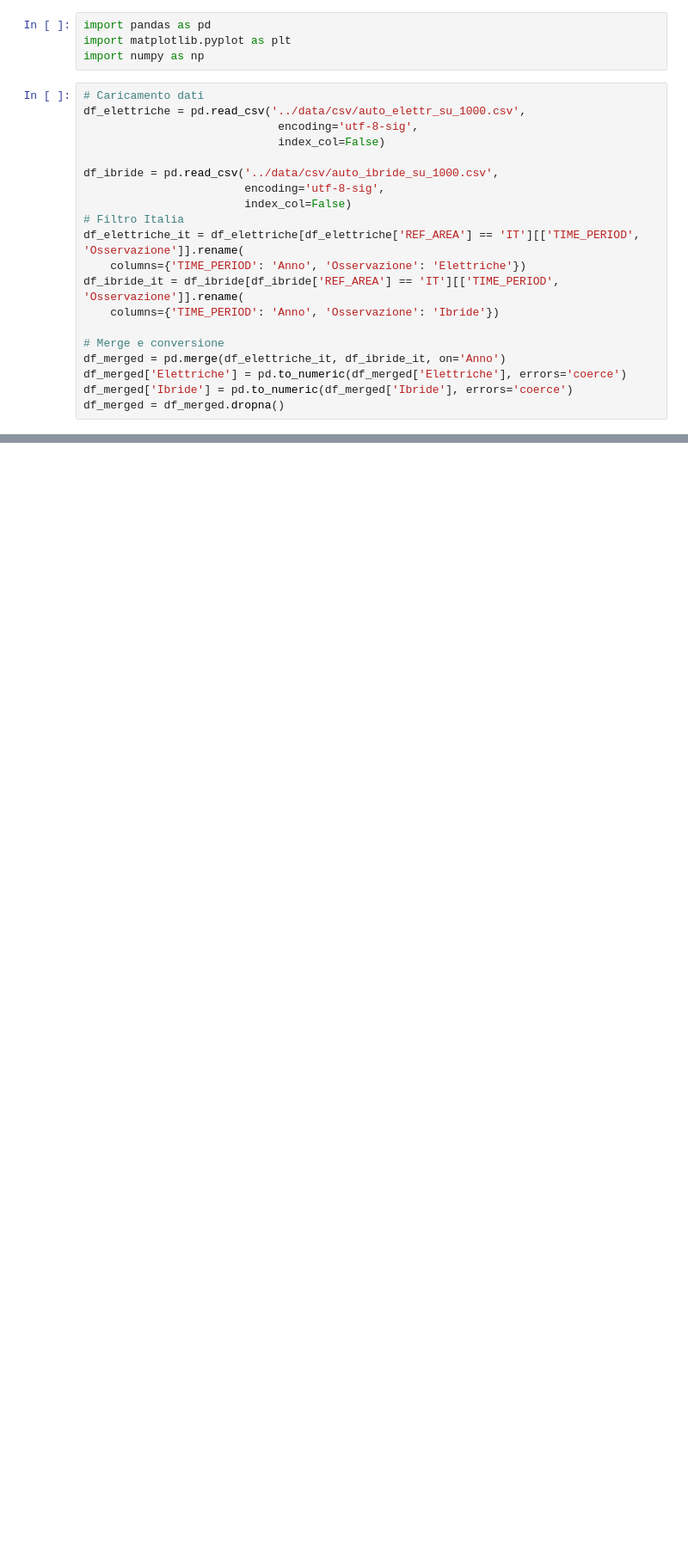
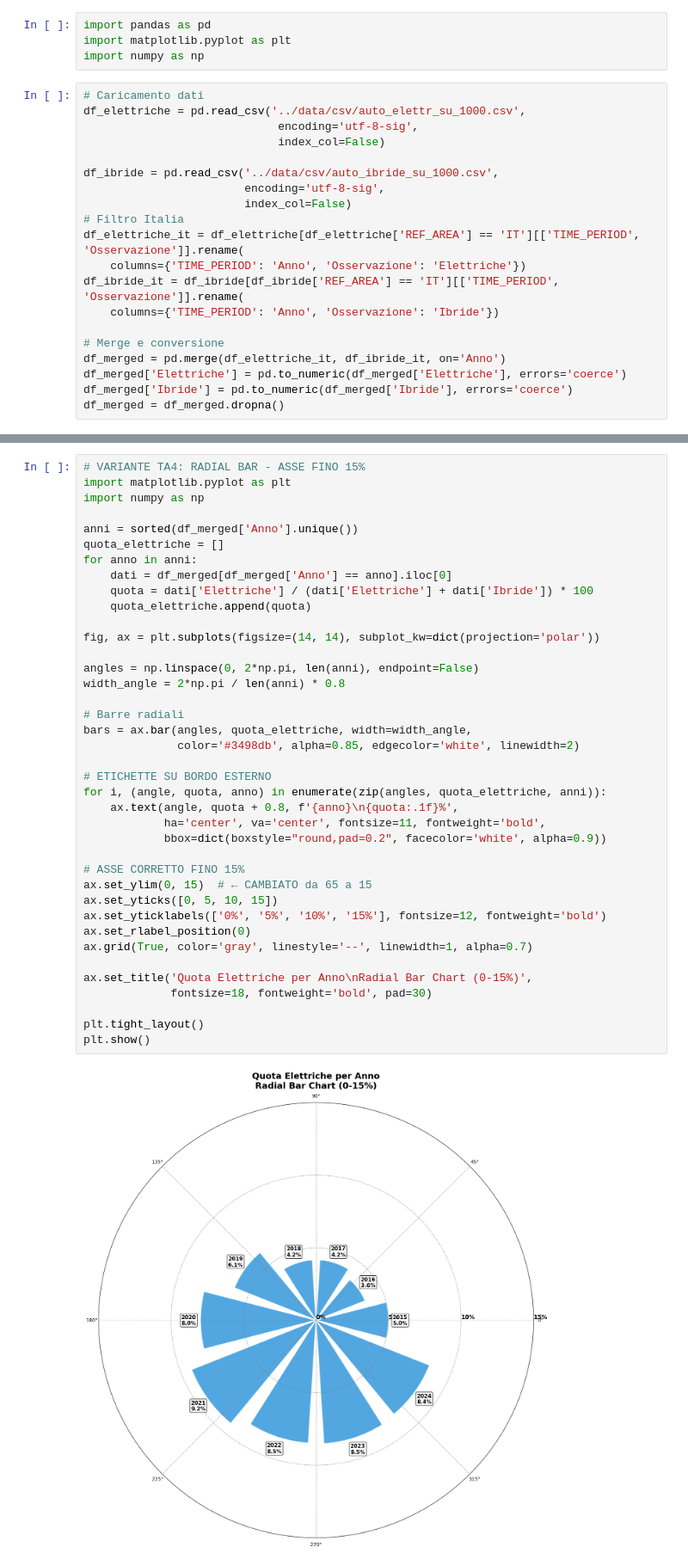
Before and after one commit to MarcoB27/data_visualization, a Jupyter notebook: script/pie_graph_el_vs_hy.ipynb, the cells around one changed output, grey strips where cells are left out. Shown at 86% size. Cells and saved outputs as stored; diff of their text form; blank space fills up the shorter version.

```diff
--- a/script/pie_graph_el_vs_hy.ipynb
+++ b/script/pie_graph_el_vs_hy.ipynb
@@ -72,0 +73,41 @@ plt.show()
+# %%
+# VARIANTE TA4: RADIAL BAR - ASSE FINO 15%
+import matplotlib.pyplot as plt
+import numpy as np
+
+anni = sorted(df_merged['Anno'].unique())
+quota_elettriche = []
+for anno in anni:
+    dati = df_merged[df_merged['Anno'] == anno].iloc[0]
+    quota = dati['Elettriche'] / (dati['Elettriche'] + dati['Ibride']) * 100
+    quota_elettriche.append(quota)
+
+fig, ax = plt.subplots(figsize=(14, 14), subplot_kw=dict(projection='polar'))
+
+angles = np.linspace(0, 2*np.pi, len(anni), endpoint=False)
+width_angle = 2*np.pi / len(anni) * 0.8
+
+# Barre radiali
+bars = ax.bar(angles, quota_elettriche, width=width_angle,
+              color='#3498db', alpha=0.85, edgecolor='white', linewidth=2)
+
+# ETICHETTE SU BORDO ESTERNO
+for i, (angle, quota, anno) in enumerate(zip(angles, quota_elettriche, anni)):
+    ax.text(angle, quota + 0.8, f'{anno}\n{quota:.1f}%',
+            ha='center', va='center', fontsize=11, fontweight='bold',
+            bbox=dict(boxstyle="round,pad=0.2", facecolor='white', alpha=0.9))
+
+# ASSE CORRETTO FINO 15%
+ax.set_ylim(0, 15)  # ← CAMBIATO da 65 a 15
+ax.set_yticks([0, 5, 10, 15])
+ax.set_yticklabels(['0%', '5%', '10%', '15%'], fontsize=12, fontweight='bold')
+ax.set_rlabel_position(0)
+ax.grid(True, color='gray', linestyle='--', linewidth=1, alpha=0.7)
+
+ax.set_title('Quota Elettriche per Anno\nRadial Bar Chart (0-15%)',
+             fontsize=18, fontweight='bold', pad=30)
+
+plt.tight_layout()
+plt.show()
+# %% [output]
+[figure, added]
```
Also changed, not shown: parts of 3 cells of this notebook.
